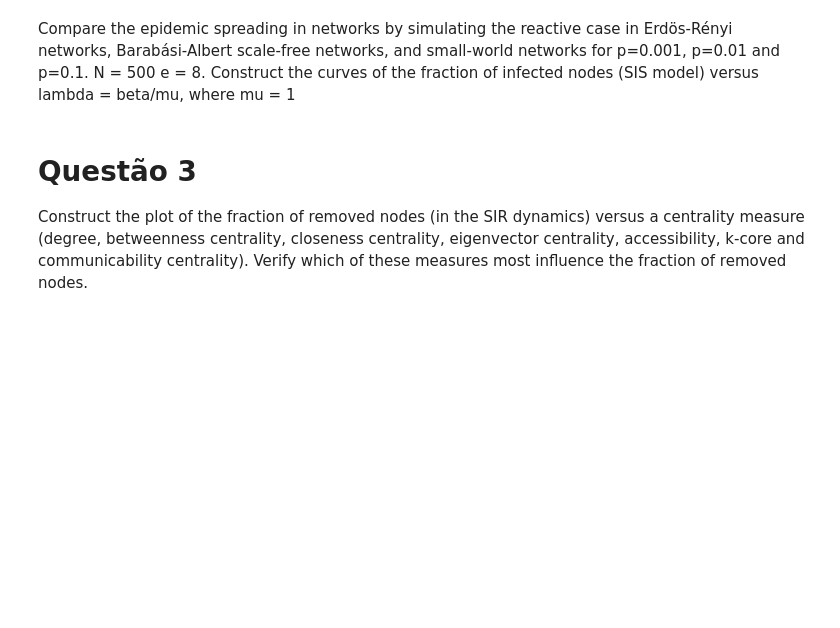
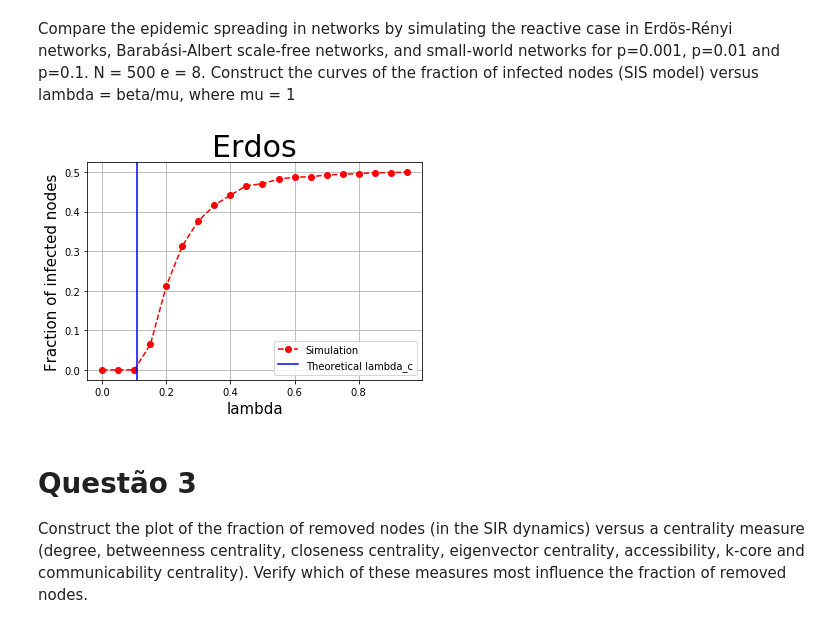
Before and after one commit to illiamw/Redes-Complexas, a Jupyter notebook: Projeto4/Projeto4.ipynb, the cells around one changed output. Saved outputs shown, nothing was run; the diff lists cells and outputs as text; code cells hidden in the pictures; blank space fills up the shorter version.

```diff
--- a/Projeto4/Projeto4.ipynb
+++ b/Projeto4/Projeto4.ipynb
@@ -794,3 +907,11 @@ lambda = beta/mu, where	mu = 1
+# %%
+plot_SIS(erdos,"Erdos")
+plot_SIS(bara, "Barabasi")
+plot_SIS(sw001, "Small-World - p=0.001")
+plot_SIS(sw01, "Small-World - p=0.01")
+plot_SIS(sw1, "Small-World - p=0.1")
+# %% [output]
+[figure, added]
 # %% [markdown]
 # **Questão 3**
 
```
Also changed, not shown: parts of 35 cells of this notebook.
